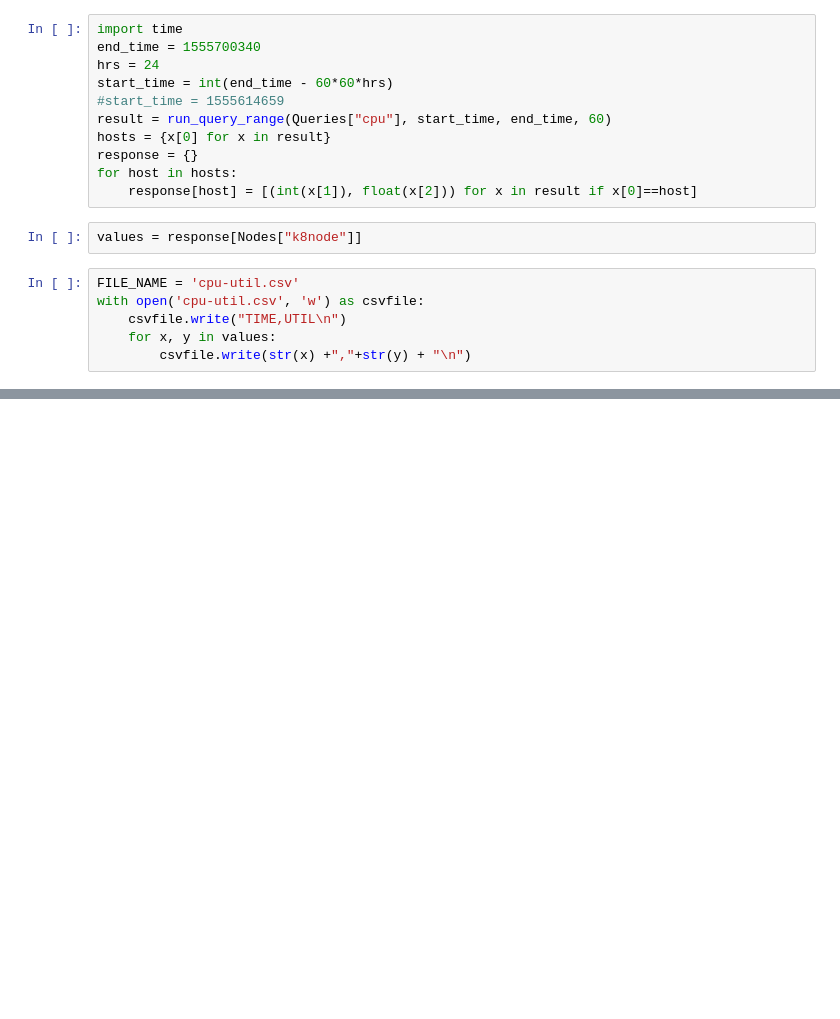
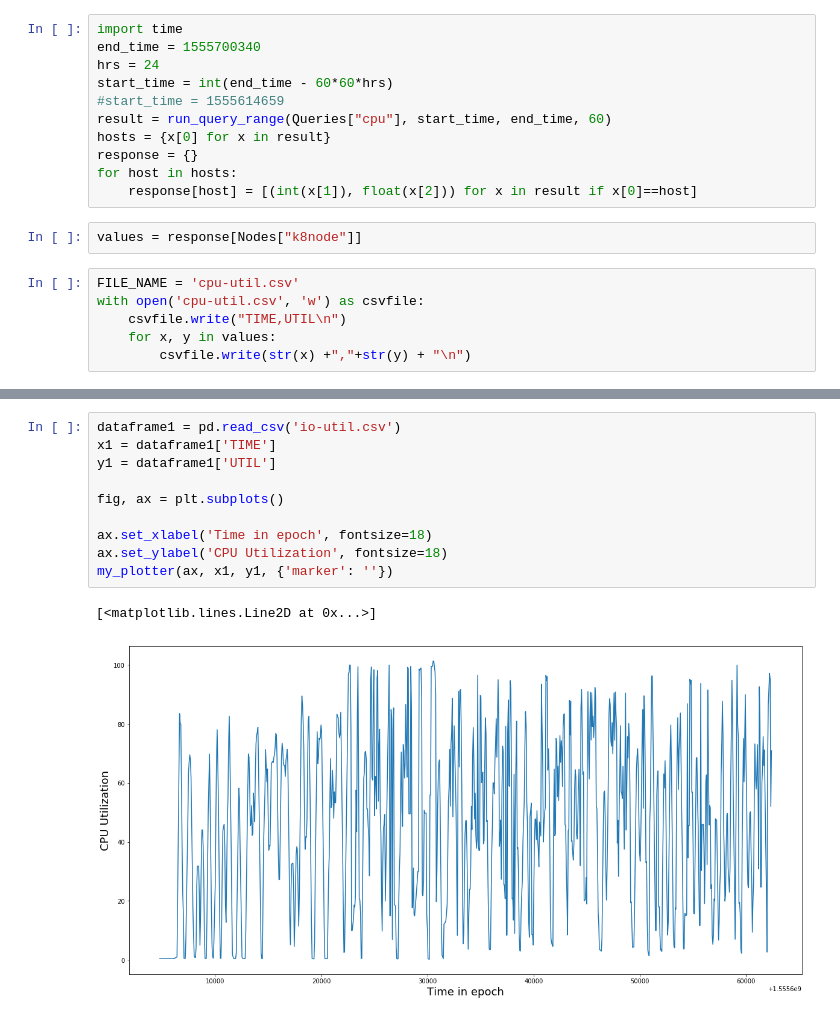
Before and after one commit to kaizoku-o/io_predictive_kubernetes, a Jupyter notebook: predictor/src/Holt_Winters_eval.ipynb, the cells around one changed output, grey strips where cells are left out. Drawn from its saved outputs; the diff is of its cells as text; blank space fills up the shorter version.

```diff
--- a/predictor/src/Holt_Winters_eval.ipynb
+++ b/predictor/src/Holt_Winters_eval.ipynb
@@ -231,0 +222,13 @@ my_plotter(ax, x1, y2, {'marker': ''})
+# %%
+dataframe1 = pd.read_csv('io-util.csv')
+x1 = dataframe1['TIME']
+y1 = dataframe1['UTIL']
+
+fig, ax = plt.subplots()
+
+ax.set_xlabel('Time in epoch', fontsize=18)
+ax.set_ylabel('CPU Utilization', fontsize=18)
+my_plotter(ax, x1, y1, {'marker': ''})
+# %% [output]
+[<matplotlib.lines.Line2D at 0x...>]
+[figure, added]
```
Also changed, not shown: parts of 25 cells of this notebook, 3 other files.
